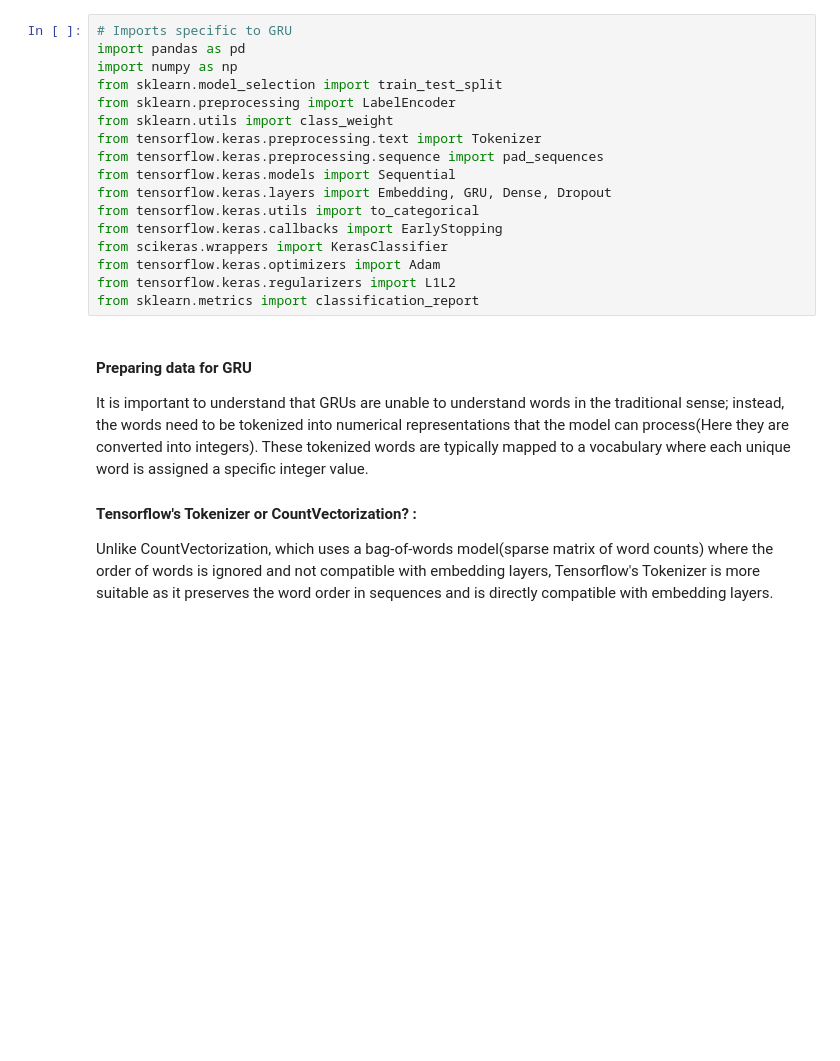
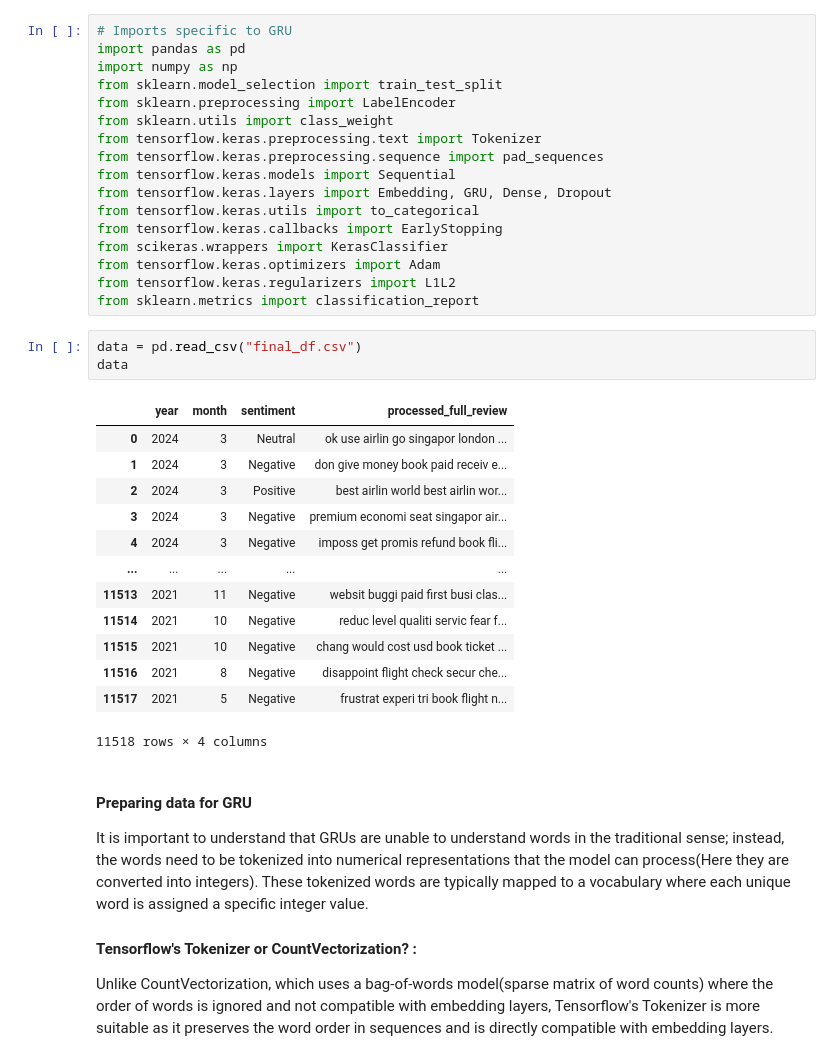
Before and after one commit to hyinki/mla, a Jupyter notebook: modelling_techniques/GRU_pureTensorflow.ipynb, the cells around one changed output. Saved outputs shown, nothing was run; the diff lists cells and outputs as text; blank space fills up the shorter version.

```diff
--- a/modelling_techniques/GRU_pureTensorflow.ipynb
+++ b/modelling_techniques/GRU_pureTensorflow.ipynb
@@ -90,6 +40,23 @@ from scikeras.wrappers import KerasClassifier
 from tensorflow.keras.optimizers import Adam
 from tensorflow.keras.regularizers import L1L2
 from sklearn.metrics import classification_report
+# %%
+data = pd.read_csv("final_df.csv")
+data
+# %% [output]
+|  | year | month | sentiment | processed_full_review |
+| 0 | 2024 | 3 | Neutral | ok use airlin go singapor london ... |
+| 1 | 2024 | 3 | Negative | don give money book paid receiv e... |
+| 2 | 2024 | 3 | Positive | best airlin world best airlin wor... |
+| 3 | 2024 | 3 | Negative | premium economi seat singapor air... |
+| 4 | 2024 | 3 | Negative | imposs get promis refund book fli... |
+| ... | ... | ... | ... | ... |
+| 11513 | 2021 | 11 | Negative | websit buggi paid first busi clas... |
+| 11514 | 2021 | 10 | Negative | reduc level qualiti servic fear f... |
+| 11515 | 2021 | 10 | Negative | chang would cost usd book ticket ... |
+| 11516 | 2021 | 8 | Negative | disappoint flight check secur che... |
+| 11517 | 2021 | 5 | Negative | frustrat experi tri book flight n... |
+11518 rows × 4 columns
 # %% [markdown]
 #### **Preparing data for GRU**
 
```
Also changed, not shown: parts of 11 cells of this notebook.
